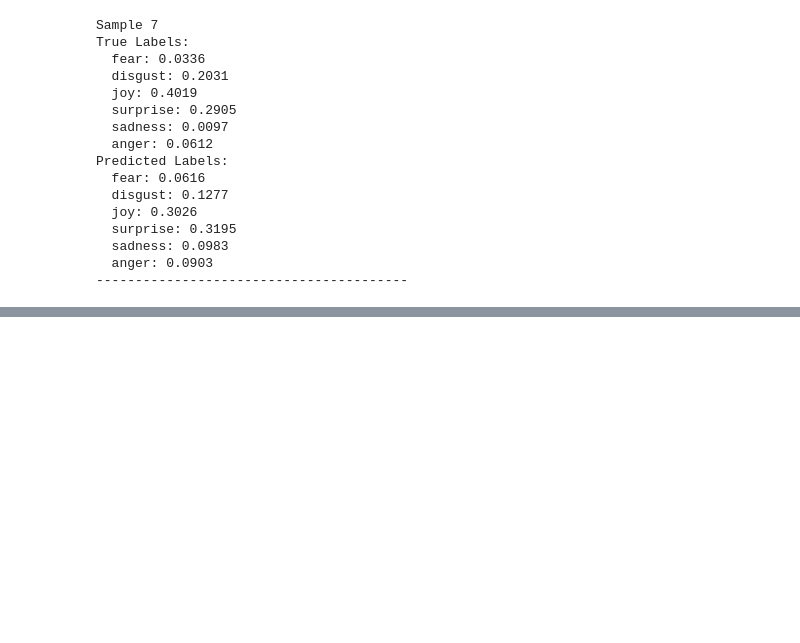
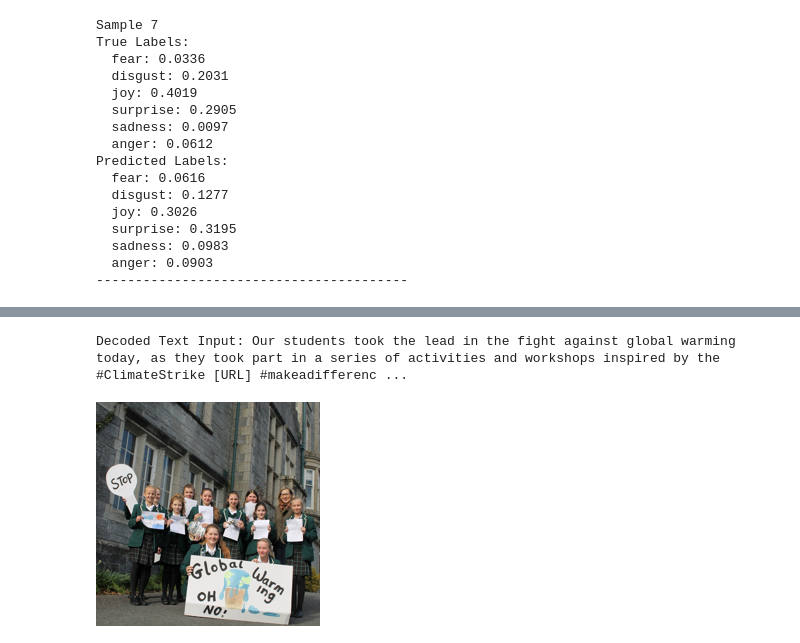
Before and after one commit to tyagiprnv/masterthesis, a Jupyter notebook: src/notebooks/multimodal_experimentation.ipynb, the cells around one changed output, grey strips where cells are left out. Drawn from its saved outputs; the diff is of its cells as text; code cells hidden in the pictures; blank space fills up the shorter version.

```diff
--- a/src/notebooks/multimodal_experimentation.ipynb
+++ b/src/notebooks/multimodal_experimentation.ipynb
@@ -632,0 +680,19 @@ plot_label_wise_heatmap(all_predictions, all_labels, label_order)
+# %%
+dataloader = DataLoader(test_dataset, batch_size=1, shuffle=False)
+
+batch = next(iter(dataloader))
+# %%
+decoded_text = roberta_tokenizer.decode(batch["input_ids"][0], skip_special_tokens=True)
+
+print("Decoded Text Input:", decoded_text)
+# %% [output]
+Decoded Text Input: Our students took the lead in the fight against global warming today, as they took part in a series of activities and workshops inspired by the #ClimateStrike [URL] #makeadifferenc ...
+# %%
+mean = torch.tensor([0.48145466, 0.4578275, 0.40821073])  # CLIP normalization mean
+std = torch.tensor([0.26862954, 0.26130258, 0.27577711])  # CLIP normalization std
+unnormalized_image = batch['image'].squeeze(0) * std[:, None, None] + mean[:, None, None]
+
+pil_image = to_pil_image(unnormalized_image)
+pil_image
+# %% [output]
+[figure, added]
```
Also changed, not shown: parts of 13 cells of this notebook.
